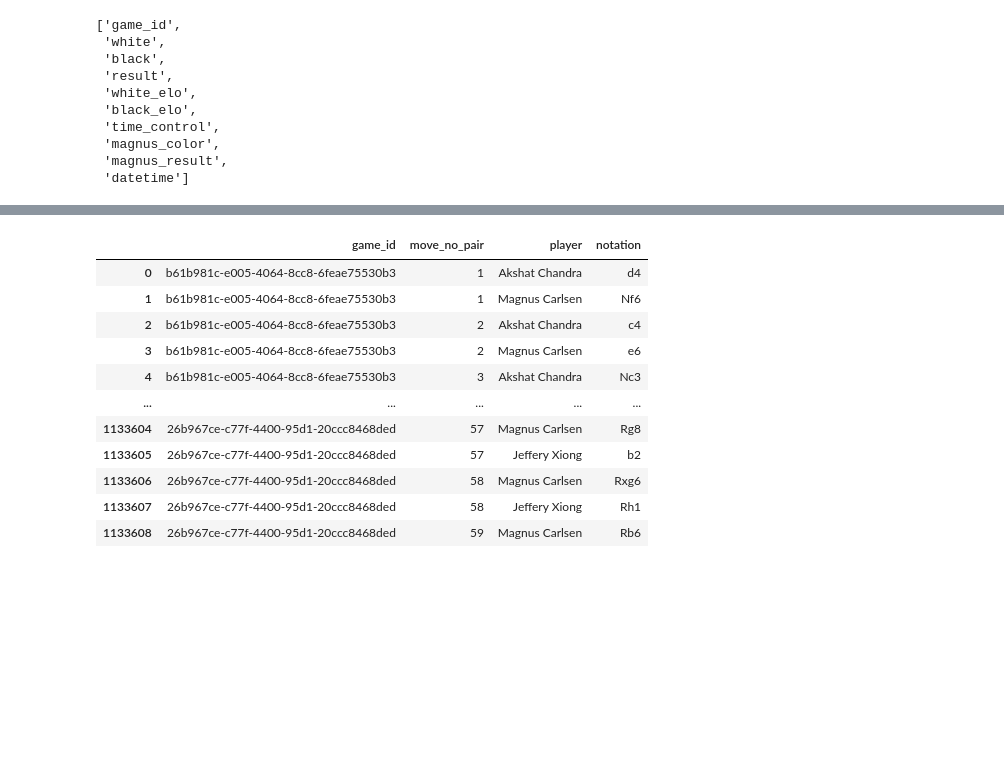
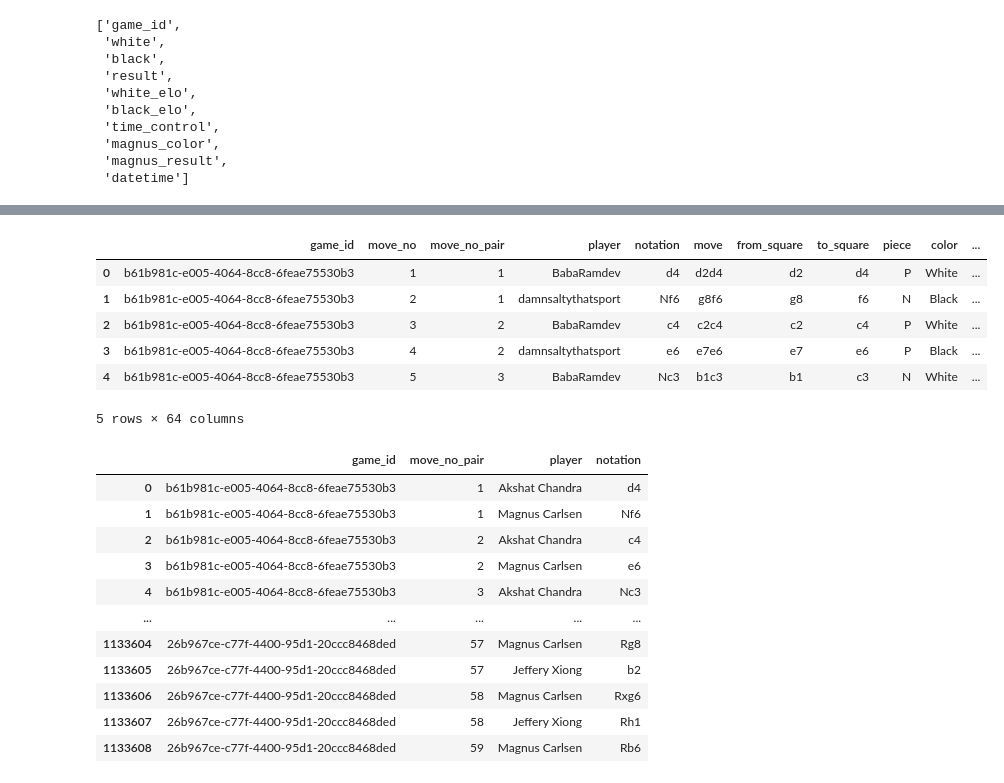
Before and after one commit to dealom/Magnus-Carlsen-Lichess-Games-Dataset-Analysis, a Jupyter notebook: Cleaning.ipynb, the cells around one changed output, grey strips where cells are left out. Drawn from its saved outputs; the diff is of its cells as text; code cells hidden in the pictures; blank space fills up the shorter version.

```diff
--- a/Cleaning.ipynb
+++ b/Cleaning.ipynb
@@ -97,7 +117,16 @@ cg.head()
 # %%
 # Using game_id to find Magnus's first moves from carlsen_games_moves.csv.
-# It's a 1133609 * 64 spreadsheet so the next 3 code blocks takes a while. (30 seconds, 40 seconds, 90 seconds)
+# It's a 1133609 * 64 spreadsheet so the next 3 code blocks takes a while. (40 seconds, 40 seconds, 90 seconds)
 moves = pd.read_csv('csv/carlsen_games_moves.csv')
+moves.head()
+# %% [output]
+|  | game_id | move_no | move_no_pair | player | notation | move | from_square | to_square | piece | color | ... |
+| 0 | b61b981c-e005-4064-8cc8-6feae75530b3 | 1 | 1 | BabaRamdev | d4 | d2d4 | d2 | d4 | P | White | ... |
+| 1 | b61b981c-e005-4064-8cc8-6feae75530b3 | 2 | 1 | damnsaltythatsport | Nf6 | g8f6 | g8 | f6 | N | Black | ... |
+| 2 | b61b981c-e005-4064-8cc8-6feae75530b3 | 3 | 2 | BabaRamdev | c4 | c2c4 | c2 | c4 | P | White | ... |
+| 3 | b61b981c-e005-4064-8cc8-6feae75530b3 | 4 | 2 | damnsaltythatsport | e6 | e7e6 | e7 | e6 | P | Black | ... |
+| 4 | b61b981c-e005-4064-8cc8-6feae75530b3 | 5 | 3 | BabaRamdev | Nc3 | b1c3 | b1 | c3 | N | White | ... |
+5 rows × 64 columns
 # %%
 moves = pd.DataFrame(data=[moves.game_id,moves.move_no_pair,moves.player,moves.notation]).T # only taking the columns i need from the csv
 # %%
```
Also changed, not shown: parts of 13 cells of this notebook, 12 other files.
